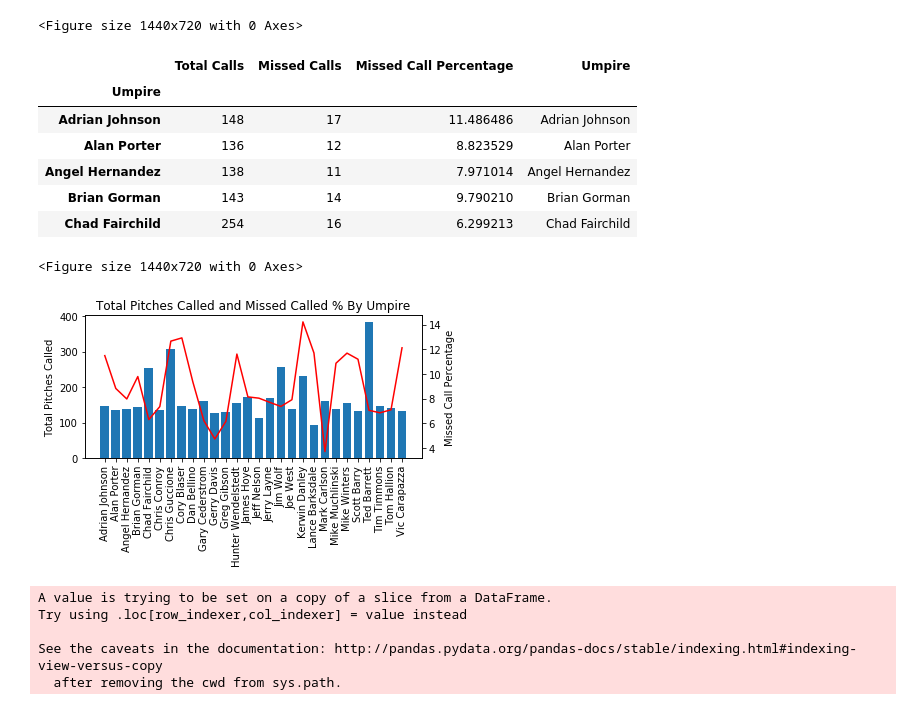
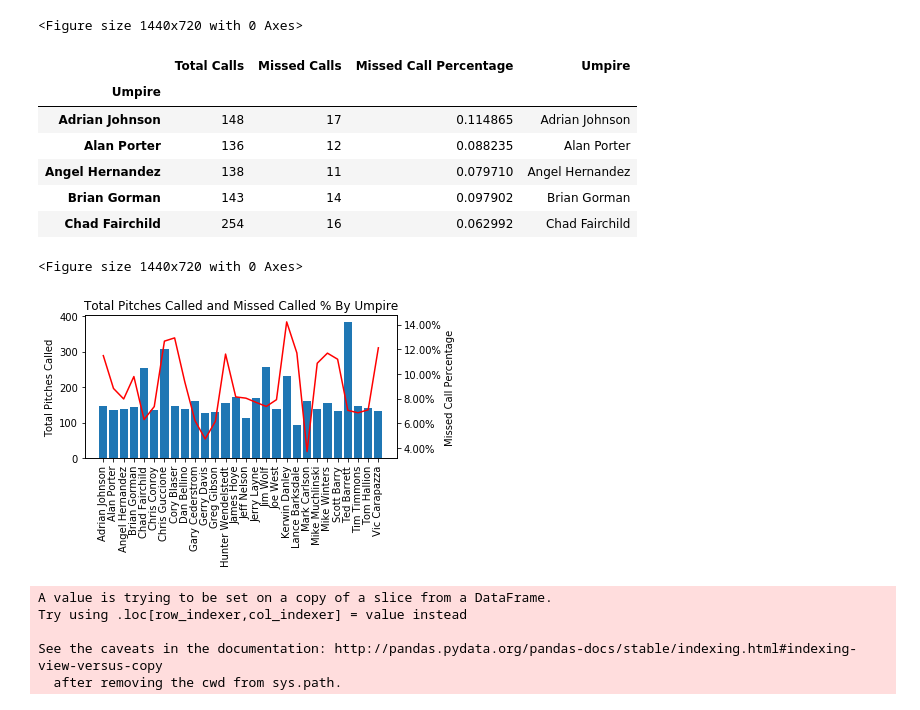
Before and after one commit to ForrestMcDougal/MLB-Postseason-Umpire-Analysis, a Jupyter notebook: Presentation_Charts.ipynb, the cells around one changed output. Drawn from its saved outputs; the diff is of its cells as text; code cells hidden in the pictures.

Commit message:
Still working on PP Charts

```diff
--- a/Presentation_Charts.ipynb
+++ b/Presentation_Charts.ipynb
@@ -167,7 +167,8 @@ plt.show()
 # %%
 ump_calls_df = pd.DataFrame({"Total Calls": pitch_df.groupby("Umpire")["Called Ball/Strike"].count(),
                             "Missed Calls":incrt_df.groupby("Umpire")["Accurate"].count(),
-                            "Missed Call Percentage": incrt_df.groupby("Umpire")["Accurate"].count()/ pitch_df.groupby("Umpire")["Called Ball/Strike"].count() *100})
+                            "Missed Call Percentage": incrt_df.groupby("Umpire")["Accurate"].count()/
+                             pitch_df.groupby("Umpire")["Called Ball/Strike"].count()})
 
 ump_calls_df['Umpire'] = ump_calls_df.index
 ump_calls_df.sort_values(by=["Total Calls"], ascending = False)
@@ -178,39 +179,42 @@ ump_calls_df.head()
 # %% [output]
 |  | Total Calls | Missed Calls | Missed Call Percentage | Umpire |
 | Umpire |  |  |  |  |
-| Adrian Johnson | 148 | 17 | 11.486486 | Adrian Johnson |
-| Alan Porter | 136 | 12 | 8.823529 | Alan Porter |
-| Angel Hernandez | 138 | 11 | 7.971014 | Angel Hernandez |
-| Brian Gorman | 143 | 14 | 9.790210 | Brian Gorman |
-| Chad Fairchild | 254 | 16 | 6.299213 | Chad Fairchild |
+| Adrian Johnson | 148 | 17 | 0.114865 | Adrian Johnson |
+| Alan Porter | 136 | 12 | 0.088235 | Alan Porter |
+| Angel Hernandez | 138 | 11 | 0.079710 | Angel Hernandez |
+| Brian Gorman | 143 | 14 | 0.097902 | Brian Gorman |
+| Chad Fairchild | 254 | 16 | 0.062992 | Chad Fairchild |
 # %%
 figure(figsize=(20,10))
 # inc_mean_line = 1 - (mean_line * 100)
 
 
 fig, ax1 = plt.subplots()
 
 ax2 = ax1.twinx()
 ax2.plot(ump_calls_df["Missed Call Percentage"], color = "red")
 ax1.bar(ump_calls_df["Umpire"], ump_calls_df["Total Calls"])
 
 plt.title("Total Pitches Called and Missed Called % By Umpire")
 plt.xlabel("Umpire Name")
 ax2.set_ylabel("Missed Call Percentage")
 ax1.set_ylabel("Total Pitches Called")
 
 ax1.tick_params(axis='x', rotation=90)
 
+vals = ax2.get_yticks()
+ax2.set_yticklabels(['{:,.2%}'.format(x) for x in vals])
+
 # plt.axhline(y=inc_mean_line, color = "black", ls = "dashed")
 
 
 plt.tight_layout()
 
 fig.savefig("Presentation_Images/Calls_by_ump.png")
 plt.show()
 # %% [output]
 <Figure size 1440x720 with 0 Axes>
-[figure, old version]
+[figure, new version]
 # %%
 bins = (65,70,75,80,85,90,95,100,105)
 group_names = ("65-70", "71-75", "76-80", "81-85", "86-90", "91-95", "95-100", "101+")
```
Also changed, not shown: parts of 4 cells of this notebook, 1 other file.
